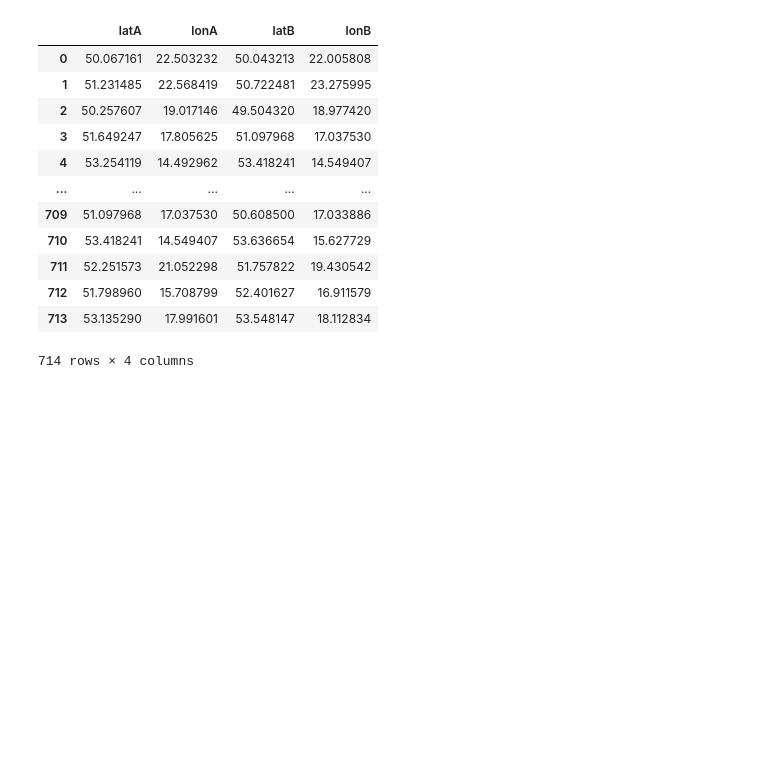
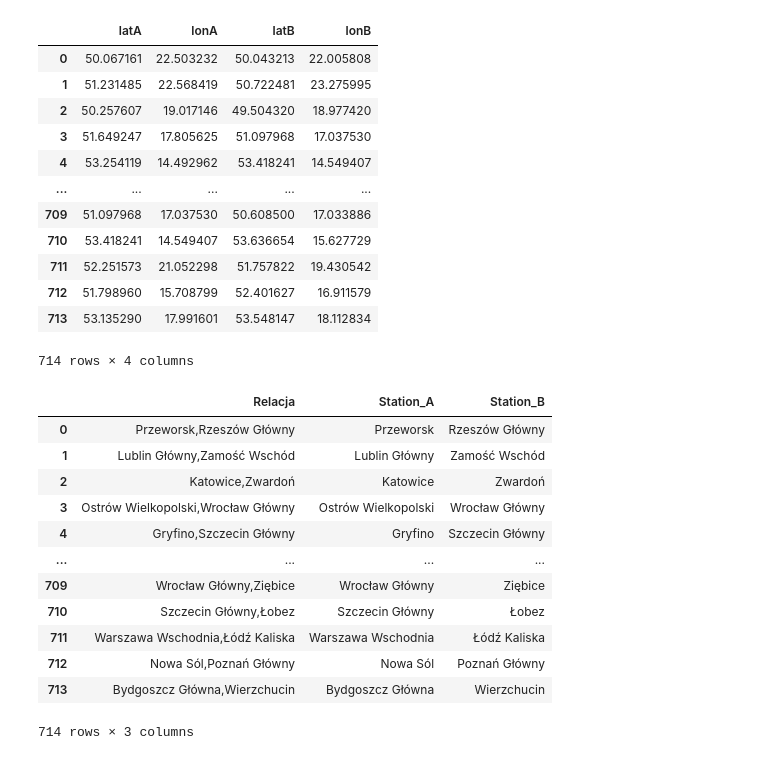
Before and after one commit to wiktorpiela/train_delays, a Jupyter notebook: modeling/Untitled.ipynb, the cells around one changed output. Saved outputs shown, nothing was run; the diff lists cells and outputs as text; code cells hidden in the pictures; blank space fills up the shorter version.

```diff
--- a/modeling/Untitled.ipynb
+++ b/modeling/Untitled.ipynb
@@ -72,6 +110,22 @@ routes[['latA','lonA','latB','lonB']].to_csv('../data/coordinates_to_js.csv',ind
 | 712 | 51.798960 | 15.708799 | 52.401627 | 16.911579 |
 | 713 | 53.135290 | 17.991601 | 53.548147 | 18.112834 |
 714 rows × 4 columns
+# %%
+routes
+# %% [output]
+|  | Relacja | Station_A | Station_B |
+| 0 | Przeworsk,Rzeszów Główny | Przeworsk | Rzeszów Główny |
+| 1 | Lublin Główny,Zamość Wschód | Lublin Główny | Zamość Wschód |
+| 2 | Katowice,Zwardoń | Katowice | Zwardoń |
+| 3 | Ostrów Wielkopolski,Wrocław Główny | Ostrów Wielkopolski | Wrocław Główny |
+| 4 | Gryfino,Szczecin Główny | Gryfino | Szczecin Główny |
+| ... | ... | ... | ... |
+| 709 | Wrocław Główny,Ziębice | Wrocław Główny | Ziębice |
+| 710 | Szczecin Główny,Łobez | Szczecin Główny | Łobez |
+| 711 | Warszawa Wschodnia,Łódź Kaliska | Warszawa Wschodnia | Łódź Kaliska |
+| 712 | Nowa Sól,Poznań Główny | Nowa Sól | Poznań Główny |
+| 713 | Bydgoszcz Główna,Wierzchucin | Bydgoszcz Główna | Wierzchucin |
+714 rows × 3 columns
 # %%
 to_group = data[['Relacja','Stacja']].drop_duplicates()
 grouped_df = to_group.groupby('Relacja')['Stacja'].apply(lambda x: sorted(x)).reset_index()
```
Also changed, not shown: parts of 4 cells of this notebook.
